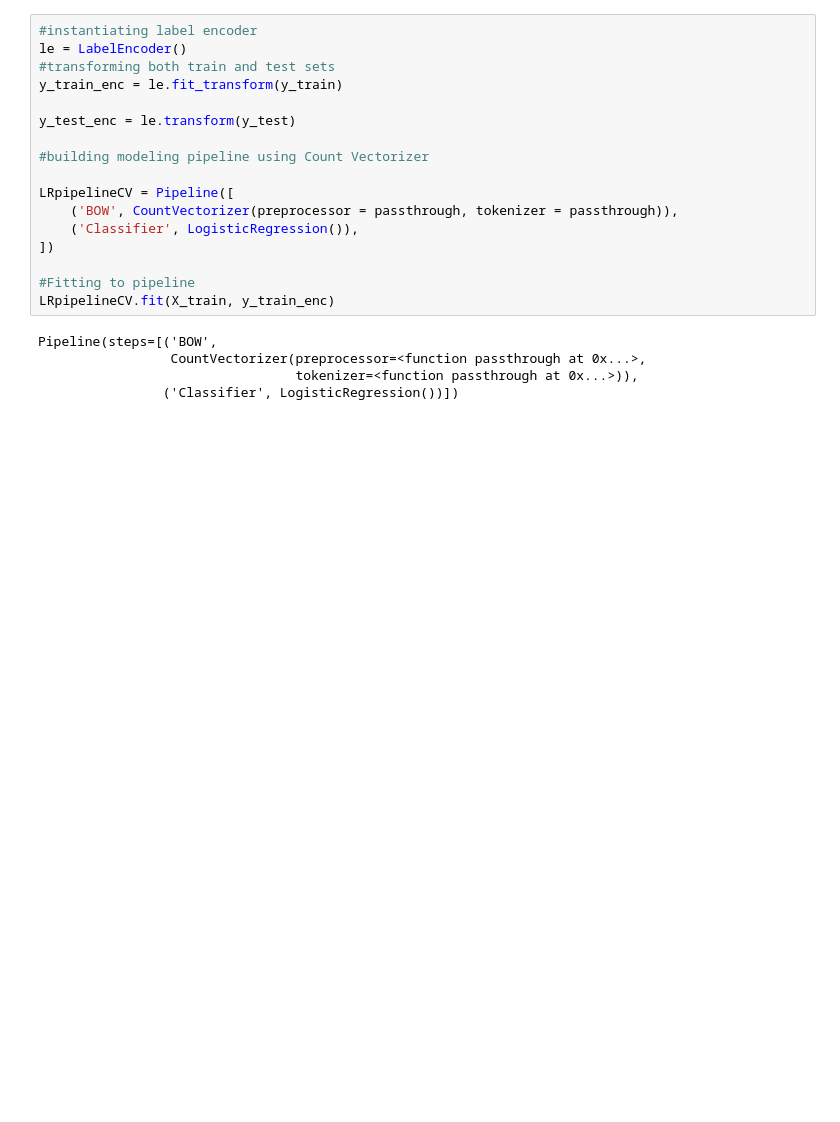
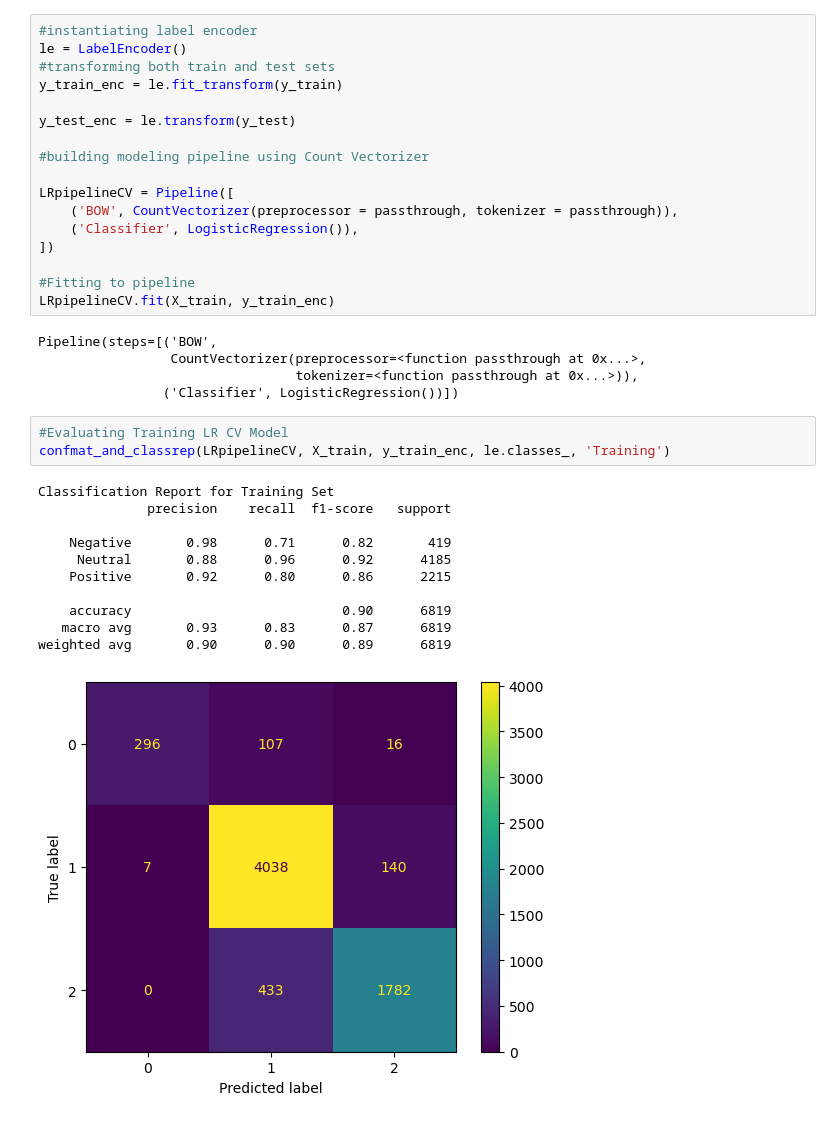
Before and after one commit to KennedyOwinoJnr/Twitter-Sentiment-Analysis, a Jupyter notebook: ProjectNotebook.ipynb, the cells around one changed output. Cells and saved outputs as stored; diff of their text form; blank space fills up the shorter version.

Commit message:
add modeling

```diff
--- a/ProjectNotebook.ipynb
+++ b/ProjectNotebook.ipynb
@@ -469,3 +495,18 @@ Pipeline(steps=[('BOW',
                  CountVectorizer(preprocessor=<function passthrough at 0x...>,
                                  tokenizer=<function passthrough at 0x...>)),
                 ('Classifier', LogisticRegression())])
+# %%
+#Evaluating Training LR CV Model
+confmat_and_classrep(LRpipelineCV, X_train, y_train_enc, le.classes_, 'Training')
+# %% [output]
+Classification Report for Training Set
+              precision    recall  f1-score   support
+
+    Negative       0.98      0.71      0.82       419
+     Neutral       0.88      0.96      0.92      4185
+    Positive       0.92      0.80      0.86      2215
+
+    accuracy                           0.90      6819
+   macro avg       0.93      0.83      0.87      6819
+weighted avg       0.90      0.90      0.89      6819
+[figure, added]
```
Also changed, not shown: parts of 14 cells of this notebook.
